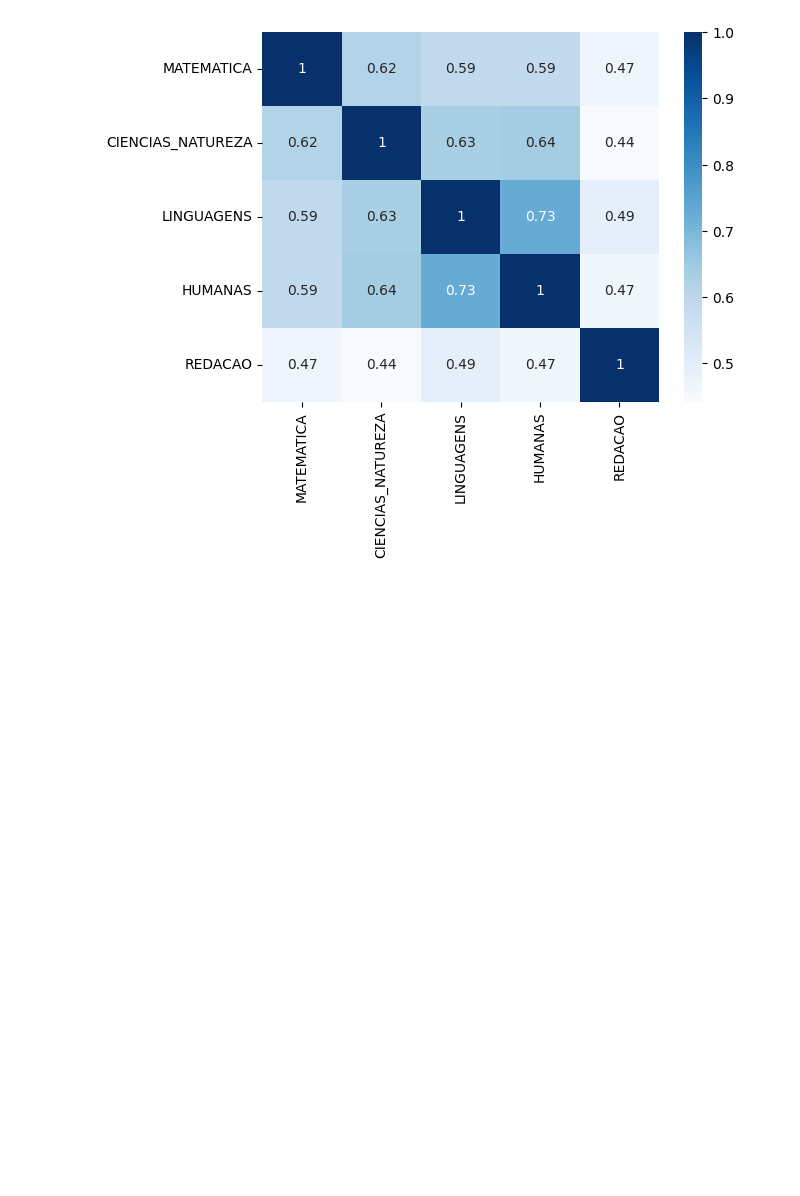
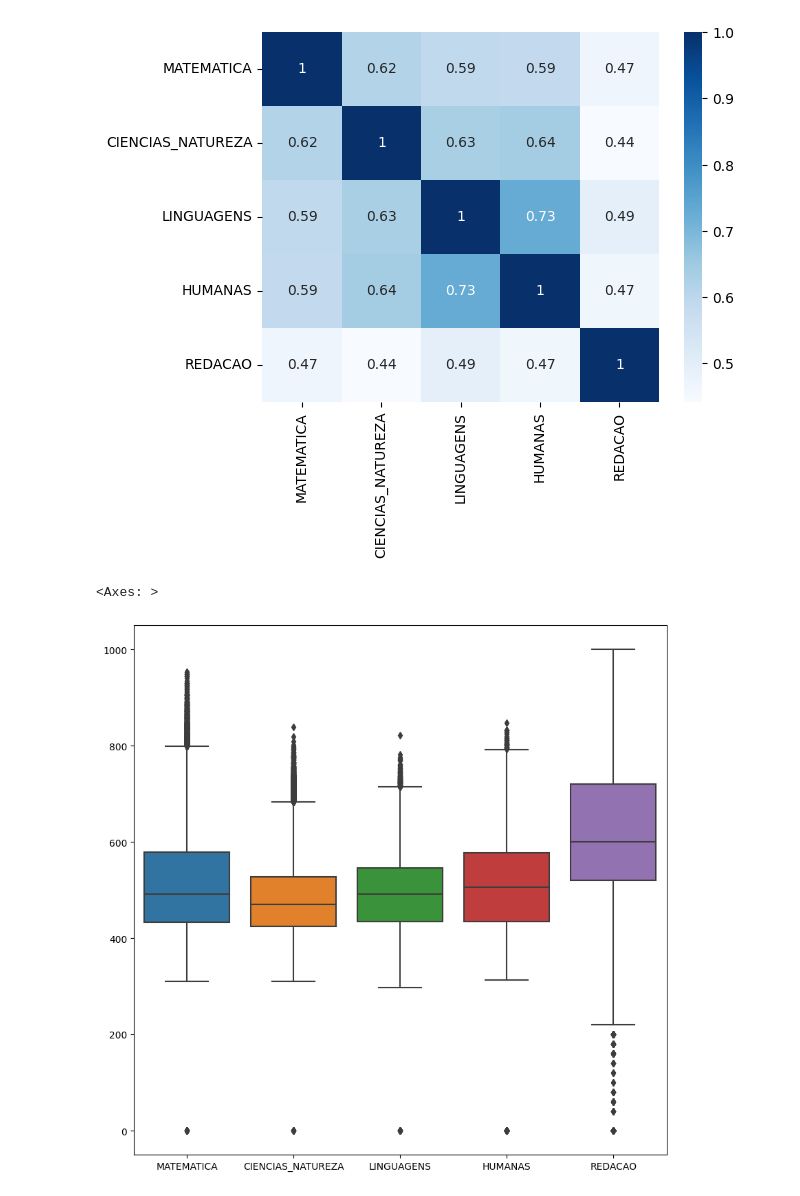
Before and after one commit to JevertonFlores/DA_python_dados_enem, a Jupyter notebook: Data_Analytics_Dados_ENEM_2021.ipynb, the cells around one changed output. Saved outputs shown, nothing was run; the diff lists cells and outputs as text; code cells hidden in the pictures; blank space fills up the shorter version.

```diff
--- a/Data_Analytics_Dados_ENEM_2021.ipynb
+++ b/Data_Analytics_Dados_ENEM_2021.ipynb
@@ -285,6 +287,15 @@ def editar_cor_raca(cor_raca):
         return 'Indígena'
 
 
+def editar_tipo_escola(escola):
+    if escola == 1:
+        return 'Não respondeu'
+    elif escola == 2:
+        return 'Pública'
+    else:
+        return 'Privada'
+
+
 def tratar_dados(df):
 
   # drop de colunas
@@ -300,6 +311,7 @@ def tratar_dados(df):
   df['TP_ESTADO_CIVIL'] = df['TP_ESTADO_CIVIL'].apply(editar_estado_civil)
   df['TP_SEXO'] = df['TP_SEXO'].apply(editar_sexo)
   df['TP_COR_RACA'] = df['TP_COR_RACA'].apply(editar_cor_raca)
+  df['TIPO_ESCOLA'] = df['TIPO_ESCOLA'].apply(editar_tipo_escola)
 
   # drop de missing
   df = df.dropna(how = 'any', subset = provas)
@@ -459,3 +471,10 @@ sns.heatmap(corr_provas, annot=True, cmap = 'Blues', ax = ax)
 [figure]
 # %%
 #figure = sns.pairplot(df[provas+['TP_SEXO']], hue = 'TP_SEXO')
+# %%
+# inserindo boxplot com informações das provas
+fig, ax = plt.subplots(figsize = (10, 10))
+sns.boxplot(data = df[provas], ax = ax)
+# %% [output]
+<Axes: >
+[figure, added]
```
Also changed, not shown: parts of 19 cells of this notebook.
